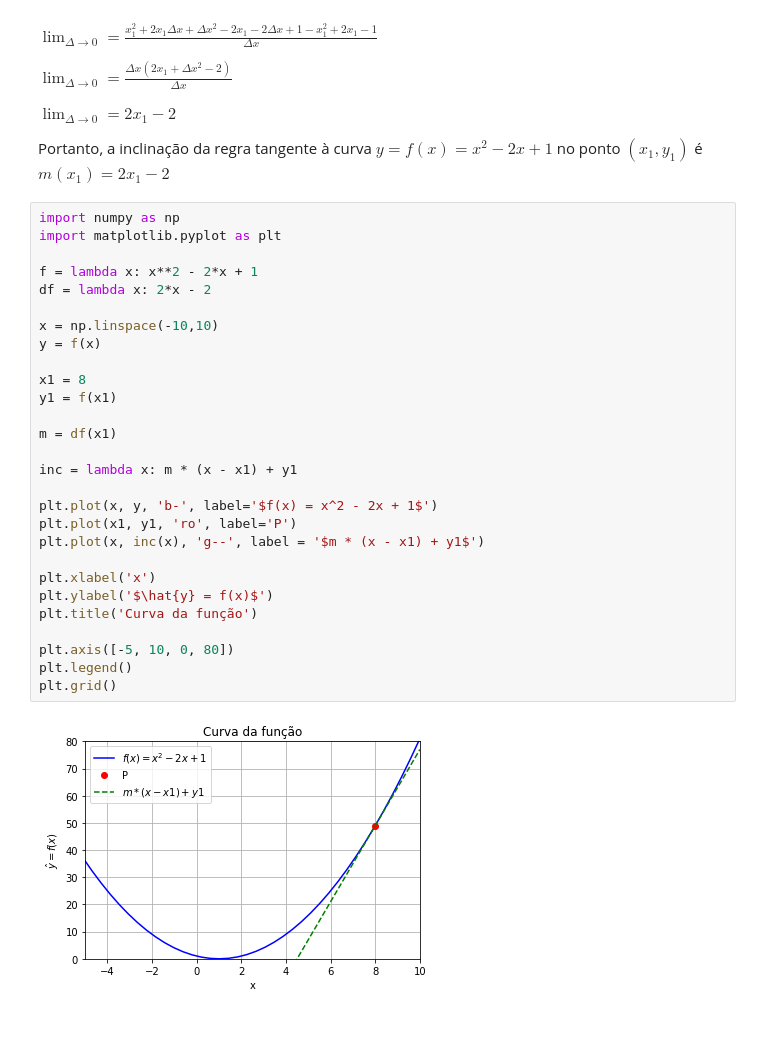
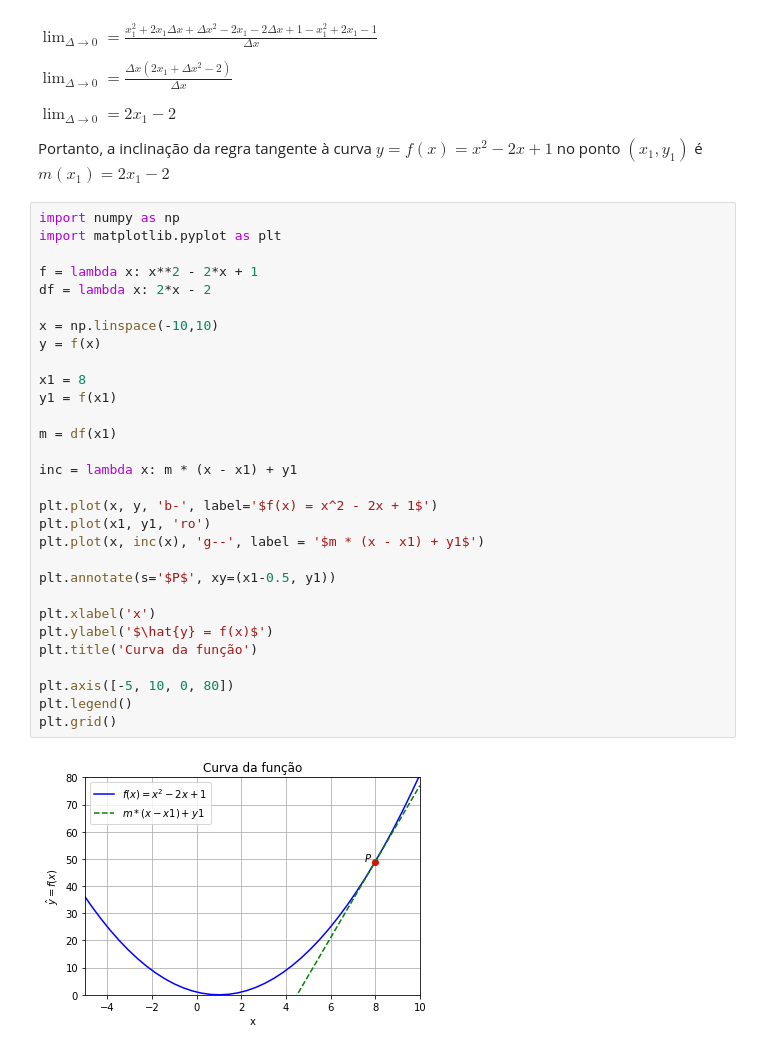
Before and after one commit to Angelicogfa/python-matematica-machine-learning, a Jupyter notebook: modulos/modulo-10/Derivadas.ipynb, the cells around one changed output. Drawn from its saved outputs; the diff is of its cells as text.

```diff
--- a/modulos/modulo-10/Derivadas.ipynb
+++ b/modulos/modulo-10/Derivadas.ipynb
@@ -220,30 +220,32 @@ Portanto, a inclinação da regra tangente à curva $y = f(x) = x^2 - 2x + 1$ no
 # %%
 import numpy as np
 import matplotlib.pyplot as plt
 
 f = lambda x: x**2 - 2*x + 1
 df = lambda x: 2*x - 2
 
 x = np.linspace(-10,10)
 y = f(x)
 
 x1 = 8
 y1 = f(x1)
 
 m = df(x1)
 
 inc = lambda x: m * (x - x1) + y1
 
 plt.plot(x, y, 'b-', label='$f(x) = x^2 - 2x + 1$')
-plt.plot(x1, y1, 'ro', label='P')
+plt.plot(x1, y1, 'ro')
 plt.plot(x, inc(x), 'g--', label = '$m * (x - x1) + y1$')
+
+plt.annotate(s='$P$', xy=(x1-0.5, y1))
 
 plt.xlabel('x')
 plt.ylabel('$\hat{y} = f(x)$')
 plt.title('Curva da função')
 
 plt.axis([-5, 10, 0, 80])
 plt.legend()
 plt.grid()
 # %% [output]
-[figure, old version]
+[figure, new version]
```
